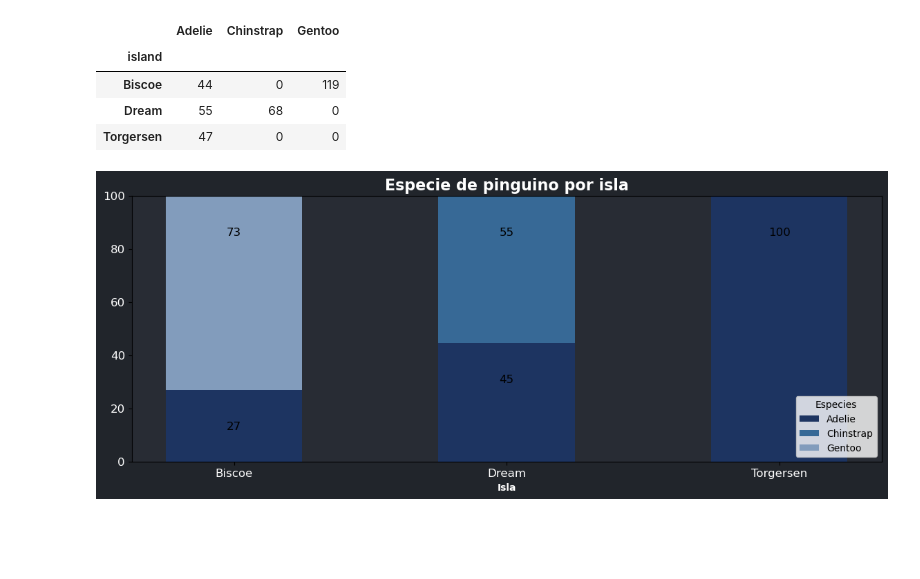
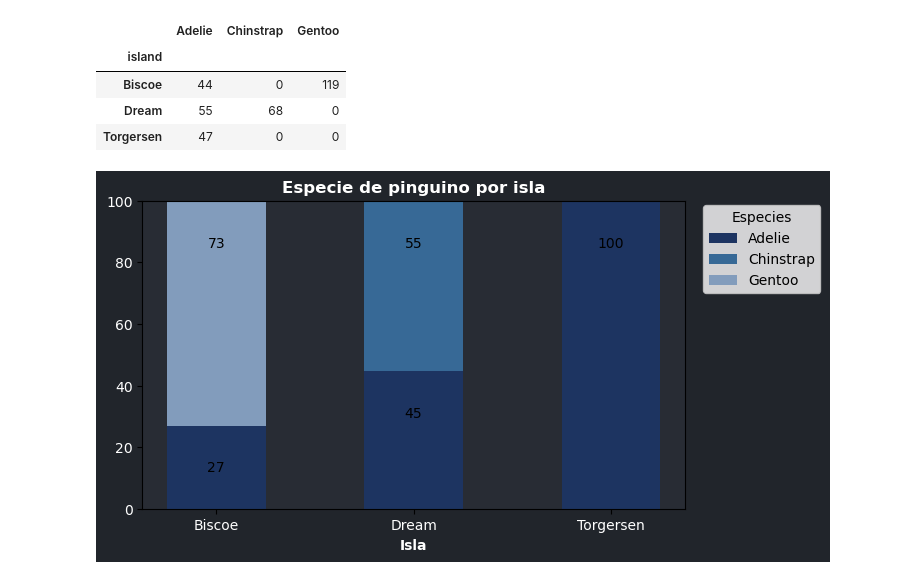
Before and after one commit to JuanFeA98/Fullstack_Data_Scientist, a Jupyter notebook: EDA/01.Analisis_Exploratorio_Datos.ipynb, the cells around one changed output. Saved outputs shown, nothing was run; the diff lists cells and outputs as text; code cells hidden in the pictures; blank space fills up the shorter version.

```diff
--- a/EDA/01.Analisis_Exploratorio_Datos.ipynb
+++ b/EDA/01.Analisis_Exploratorio_Datos.ipynb
@@ -202,44 +202,44 @@ names = list(penguins_x_island.index)
 y_offset = -15
 
 # fig, ax = plt.subplots()
-fig, ax = plt.subplots(figsize=(14, 5))
+fig, ax = plt.subplots(figsize=(7, 4))
 
 plt.title(
     'Especie de pinguino por isla',
     fontweight=1000,
-    size=16,
+    size=12,
     color='white'
 )
 
 fig.patch.set_facecolor('#21252b')
 ax.set_facecolor('#282c34')
 
 # Create Bars
 plt.bar(r, adelie_Bars, color='#1d3461', width=barWidth, label='Adelie')
 plt.bar(r, chinstrap_Bars, bottom=adelie_Bars, color='#376996', width=barWidth, label='Chinstrap')
 plt.bar(r, gentoo_Bars, bottom=[i+j for i,j in zip(adelie_Bars, chinstrap_Bars)], color='#829cbc', width=barWidth, label='Gentoo')
 
 # Custom axis
-plt.xticks(r, names, color='white', size=12)
+plt.xticks(r, names, color='white', size=10)
 plt.xlabel("Isla", fontweight=1000,color='white')
 
-plt.yticks(color='white', size=12)
+plt.yticks(color='white', size=10)
 
 # Add labels
 for bar in ax.patches:
     if bar.get_height() != 0:
         ax.text(
           bar.get_x() + bar.get_width() / 2,
           bar.get_height() + bar.get_y() + y_offset,
-          round(bar.get_height()),
+          f'{round(bar.get_height())}',
           ha='center',
           color='black',
-          size=12
+          size=10
       )
 
-plt.legend(loc='lower right', title='Especies')
+plt.legend(loc='lower right', title='Especies', bbox_to_anchor=(1.25, 0.7), borderaxespad=0)
 
 # Show graphic
 plt.show()
 # %% [output]
-[figure, old version]
+[figure, new version]
```
Also changed, not shown: 1 other file.
